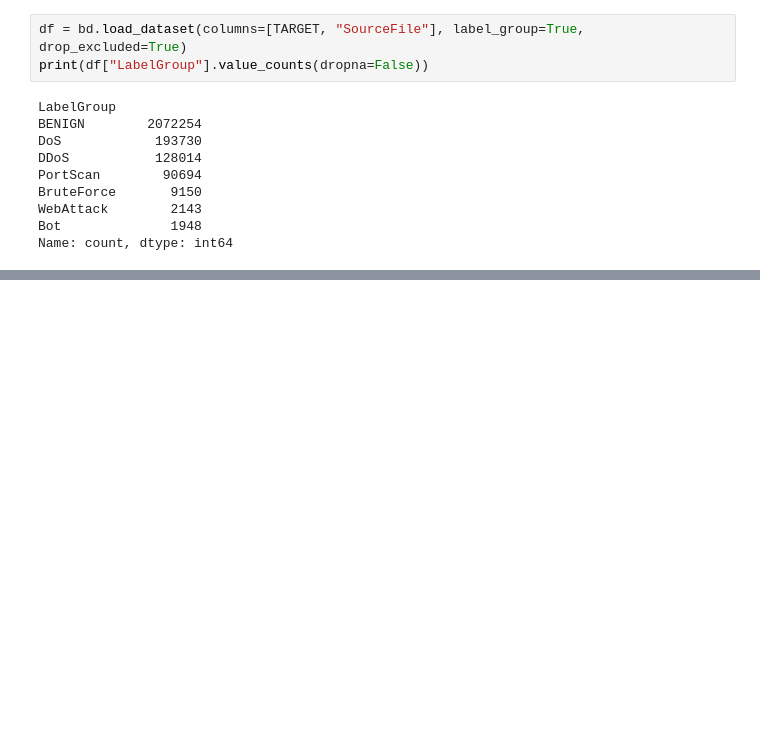
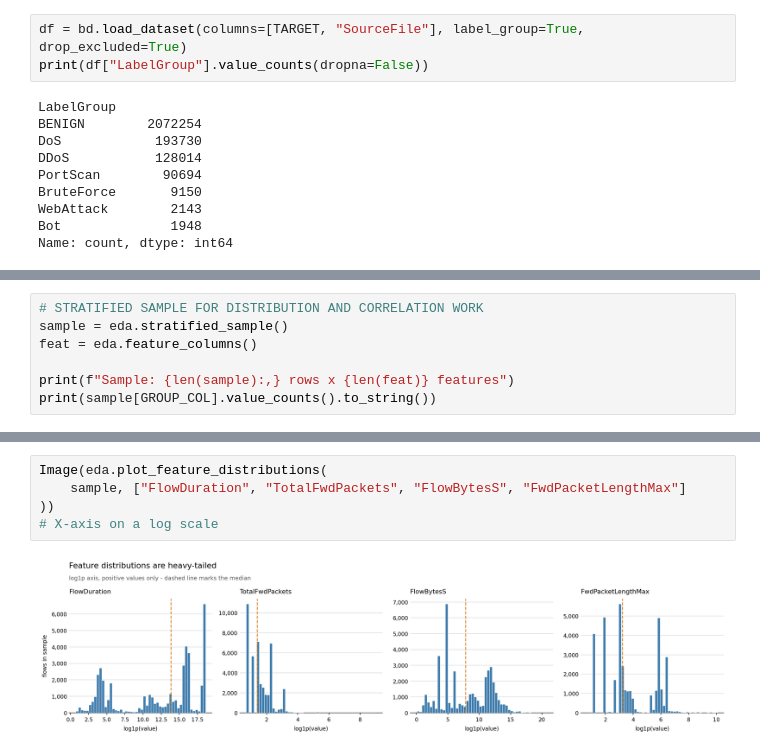
Before and after one commit to sunnyium/cybersecurity_project, a Jupyter notebook: processing/02eda.ipynb, the cells around one changed output, grey strips where cells are left out. Saved outputs shown, nothing was run; the diff lists cells and outputs as text; blank space fills up the shorter version.

```diff
--- a/processing/02eda.ipynb
+++ b/processing/02eda.ipynb
@@ -100,0 +139,7 @@ Name: count, dtype: int64
+# %%
+# STRATIFIED SAMPLE FOR DISTRIBUTION AND CORRELATION WORK
+sample = eda.stratified_sample()
+feat = eda.feature_columns()
+
+print(f"Sample: {len(sample):,} rows x {len(feat)} features")
+print(sample[GROUP_COL].value_counts().to_string())
@@ -100,0 +184,7 @@ Name: count, dtype: int64
+# %%
+Image(eda.plot_feature_distributions(
+    sample, ["FlowDuration", "TotalFwdPackets", "FlowBytesS", "FwdPacketLengthMax"]
+))
+# X-axis on a log scale
+# %% [output]
+[figure, added]
```
Also changed, not shown: parts of 30 cells of this notebook, 5 other files.
